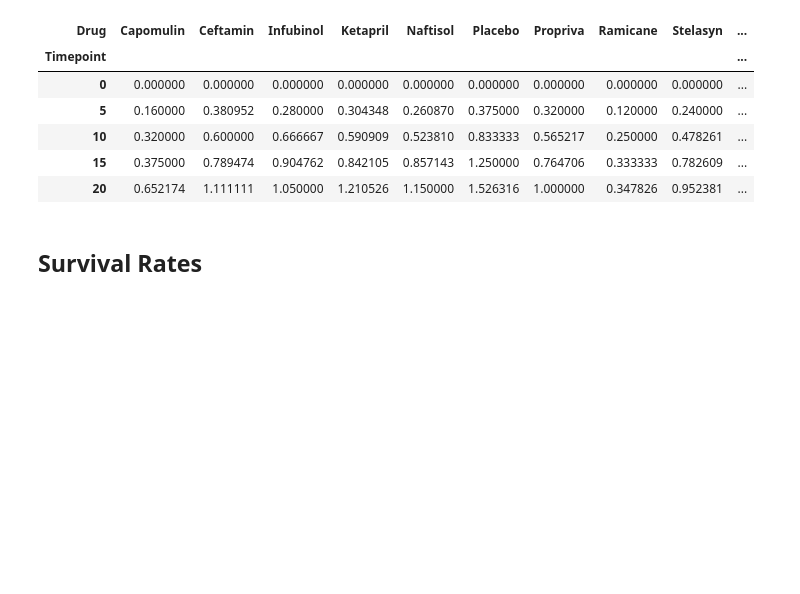
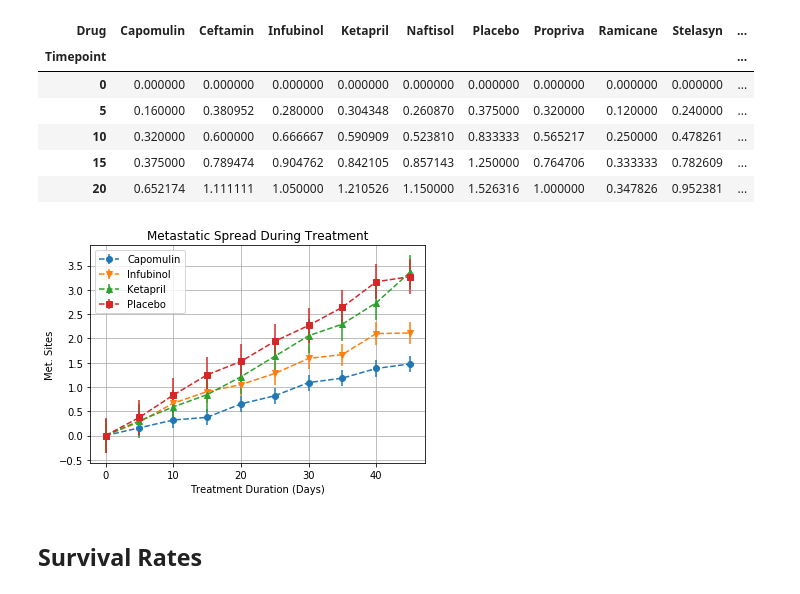
Before and after one commit to tanjowen/Pymaceuticals, a Jupyter notebook: pymaceuticals.ipynb, the cells around one changed output. Cells and saved outputs as stored; diff of their text form; code cells hidden in the pictures; blank space fills up the shorter version.

```diff
--- a/pymaceuticals.ipynb
+++ b/pymaceuticals.ipynb
@@ -182,3 +187,26 @@ tumor_response_meta_mean.head()
+# %%
+# Generate the Plot (with Error Bars)
+
+plt.errorbar(tumor_response_meta_mean.index, tumor_response_meta_mean["Capomulin"], yerr=tumor_response_meta_mean['Capomulin'].sem(),
+             marker='o', linestyle='--', label='Capomulin')
+plt.errorbar(tumor_response_meta_mean.index, tumor_response_meta_mean["Infubinol"], yerr=tumor_response_meta_mean['Infubinol'].sem(),
+             marker='v', linestyle='--', label='Infubinol')
+plt.errorbar(tumor_response_meta_mean.index, tumor_response_meta_mean["Ketapril"], yerr=tumor_response_meta_mean['Ketapril'].sem(),
+             marker='^', linestyle='--', label='Ketapril')
+plt.errorbar(tumor_response_meta_mean.index, tumor_response_meta_mean["Placebo"], yerr=tumor_response_meta_mean['Placebo'].sem(),
+             marker='s', linestyle='--', label='Placebo')
+plt.grid()
+plt.legend(loc='best', fancybox=True)
+plt.title("Metastatic Spread During Treatment")
+plt.xlabel("Treatment Duration (Days)")
+plt.ylabel("Met. Sites")
+
+# Save the Figure
+plt.savefig("Charts/metastatic_spread_during_treatment.png")
+#Show the Figure
+plt.show()
+# %% [output]
+[figure, added]
 # %% [markdown]
 ## Survival Rates
 # %%
```
Also changed, not shown: parts of 9 cells of this notebook, 4 other files.
